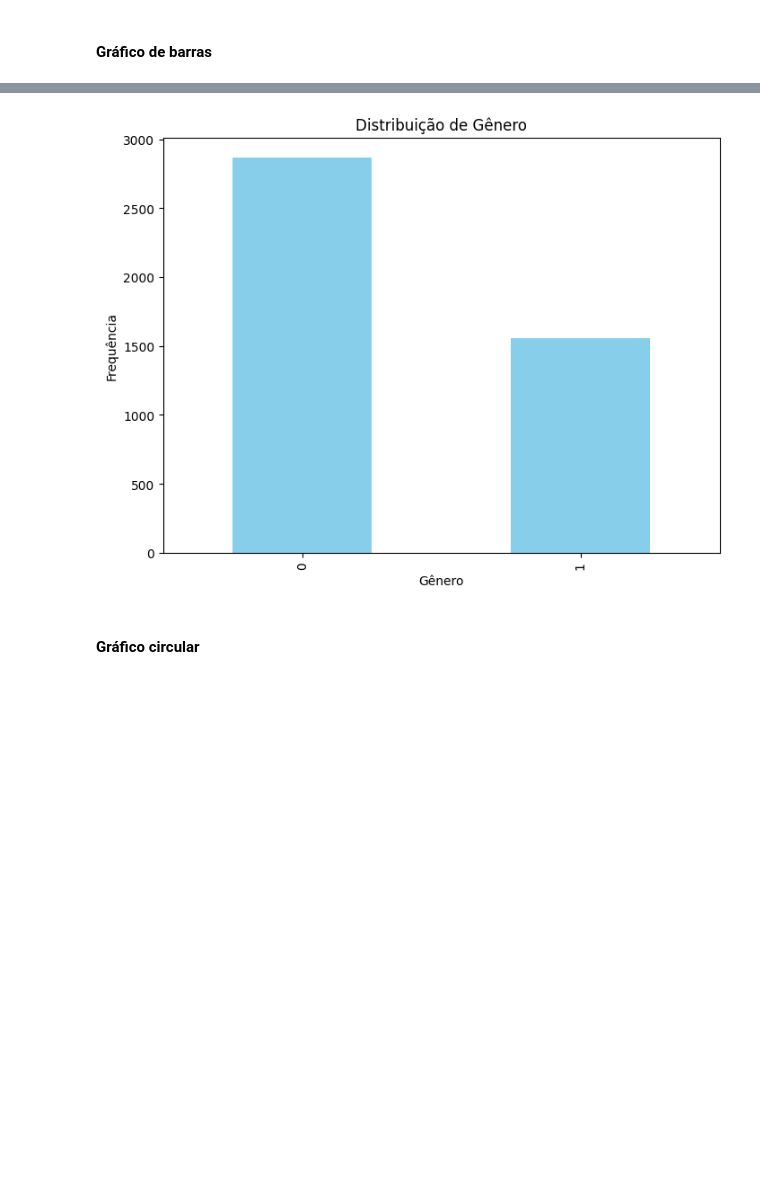
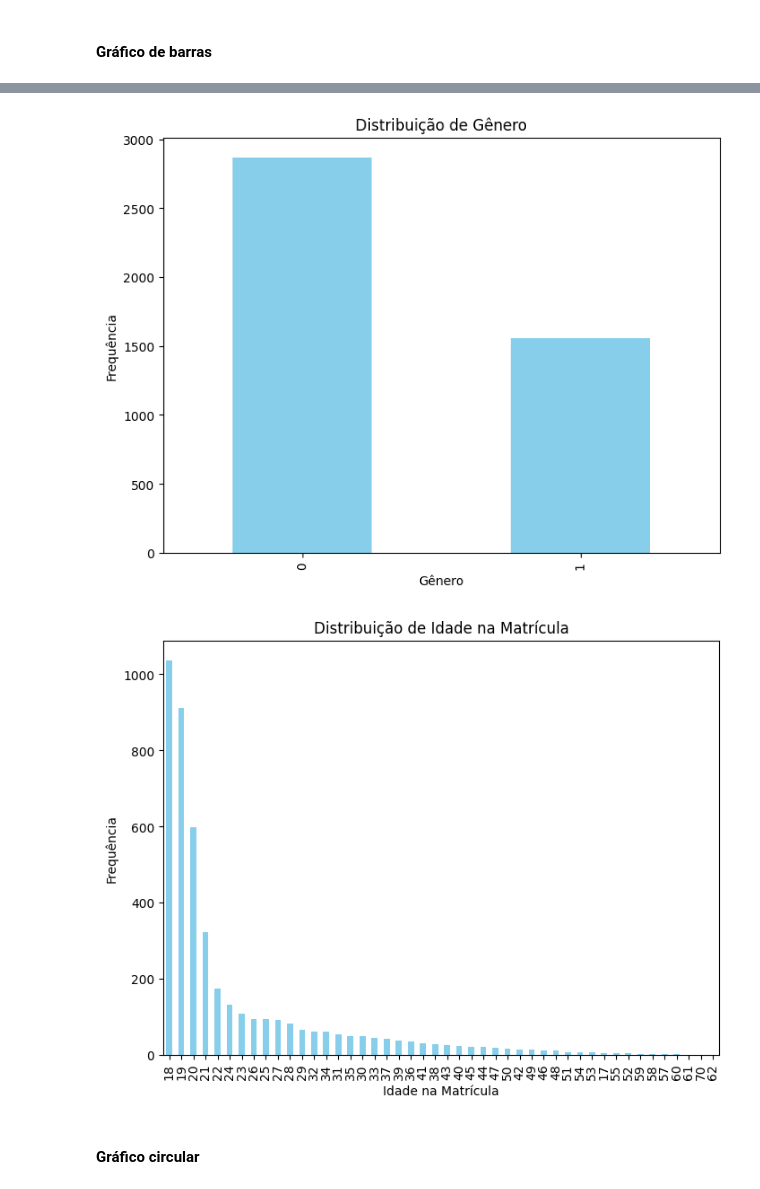
Before and after one commit to LeoRissetto/Trabalho-Estatistica, a Jupyter notebook: trabalho.ipynb, the cells around one changed output, grey strips where cells are left out. Saved outputs shown, nothing was run; the diff lists cells and outputs as text; code cells hidden in the pictures; blank space fills up the shorter version.

```diff
--- a/trabalho.ipynb
+++ b/trabalho.ipynb
@@ -248,18 +248,19 @@ Tabela de Frequência para a Variável 'Idade na Matrícula':
 # %% [markdown]
 #### Gráfico de barras
 # %%
-# Gráfico de barras para variáveis categóricas (Curso, Mensalidades em Dia, Gênero)
-for variavel in ['Curso', 'Mensalidades em Dia', 'Gênero']:
+# Gráfico de barras para variáveis categóricas
+for variavel in ['Curso', 'Mensalidades em Dia', 'Gênero', 'Idade na Matrícula']:
     plt.figure(figsize=(8, 6))
     dados[variavel].value_counts().plot(kind='bar', color='skyblue')
     plt.title(f'Distribuição de {variavel}')
     plt.xlabel(variavel)
     plt.ylabel('Frequência')
     plt.show()
 # %% [output]
 [figure]
 [figure]
 [figure]
+[figure, added]
 # %% [markdown]
 #### Gráfico circular
 # %%
```
Also changed, not shown: parts of 3 cells of this notebook, 1 other file.
